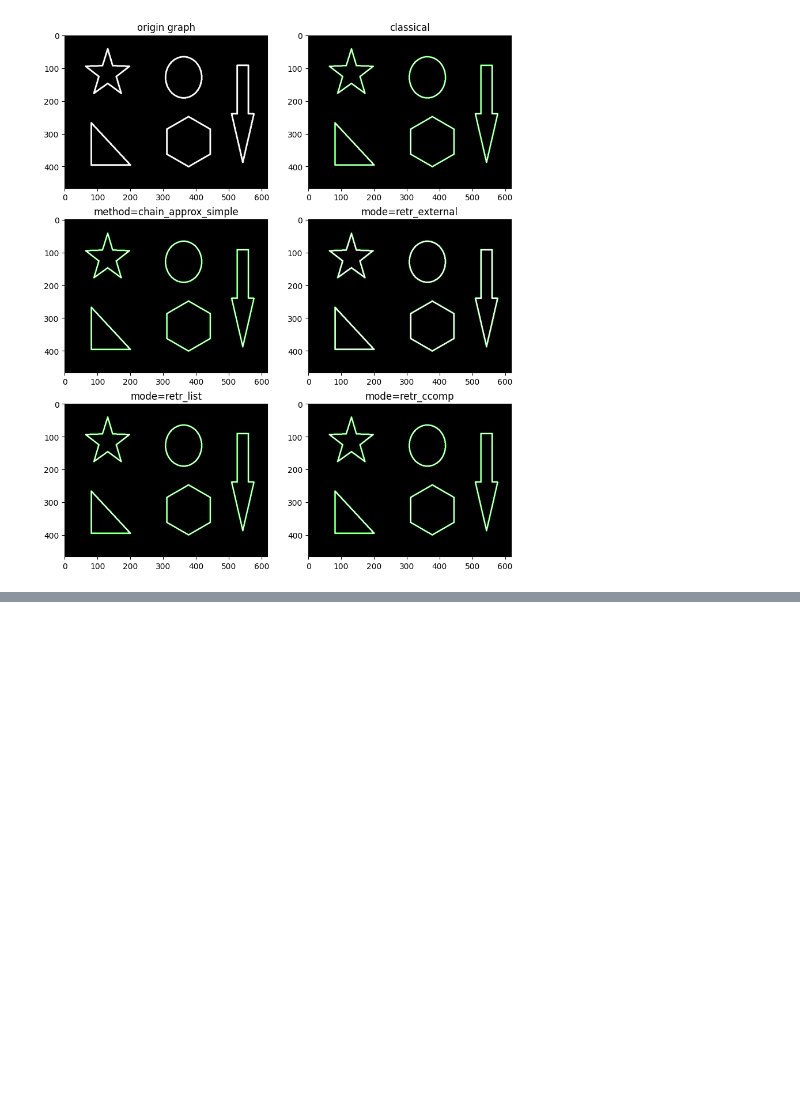
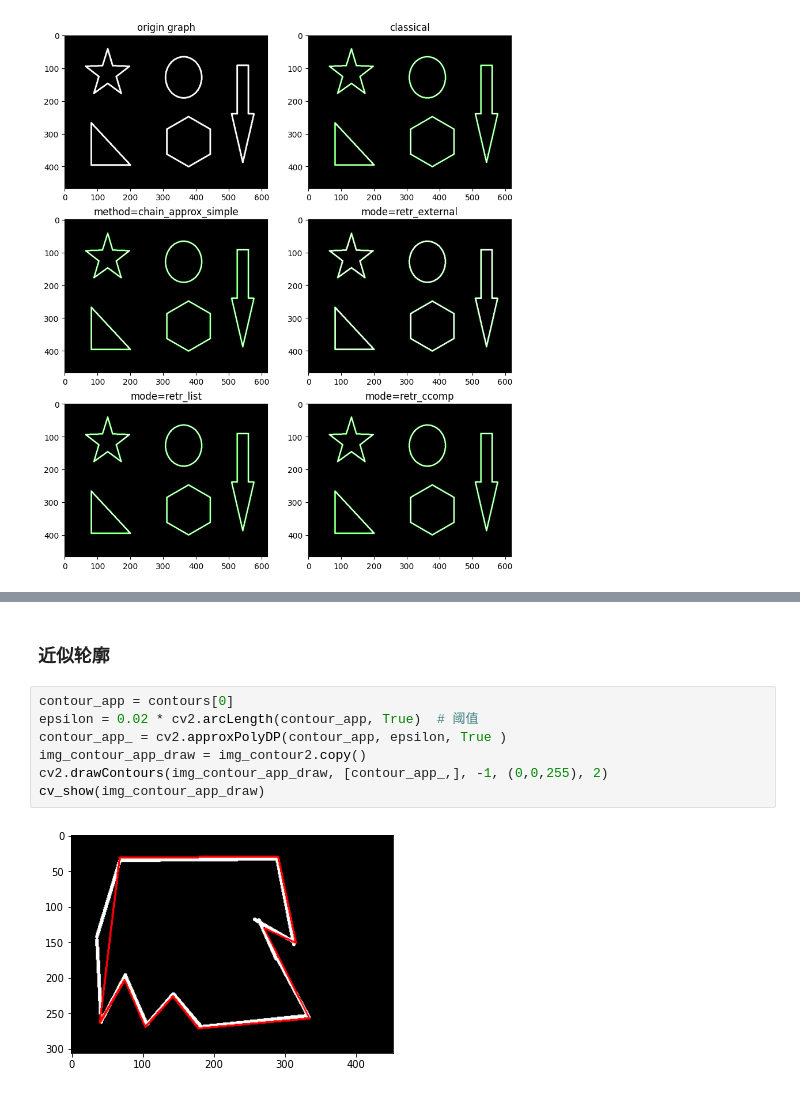
Before and after one commit to gchenustc/opencv, a Jupyter notebook: 轮廓检测.ipynb, the cells around one changed output, grey strips where cells are left out. Saved outputs shown, nothing was run; the diff lists cells and outputs as text; blank space fills up the shorter version.

```diff
--- a/轮廓检测.ipynb
+++ b/轮廓检测.ipynb
@@ -92,0 +147,11 @@ Text(0.5, 1.0, 'mode=retr_ccomp')
+# %% [markdown]
+### 近似轮廓
+# %%
+contour_app = contours[0]
+epsilon = 0.02 * cv2.arcLength(contour_app, True)  # 阈值
+contour_app_ = cv2.approxPolyDP(contour_app, epsilon, True )
+img_contour_app_draw = img_contour2.copy()
+cv2.drawContours(img_contour_app_draw, [contour_app_,], -1, (0,0,255), 2)
+cv_show(img_contour_app_draw)
+# %% [output]
+[figure, added]
```
Also changed, not shown: parts of 6 cells of this notebook.
